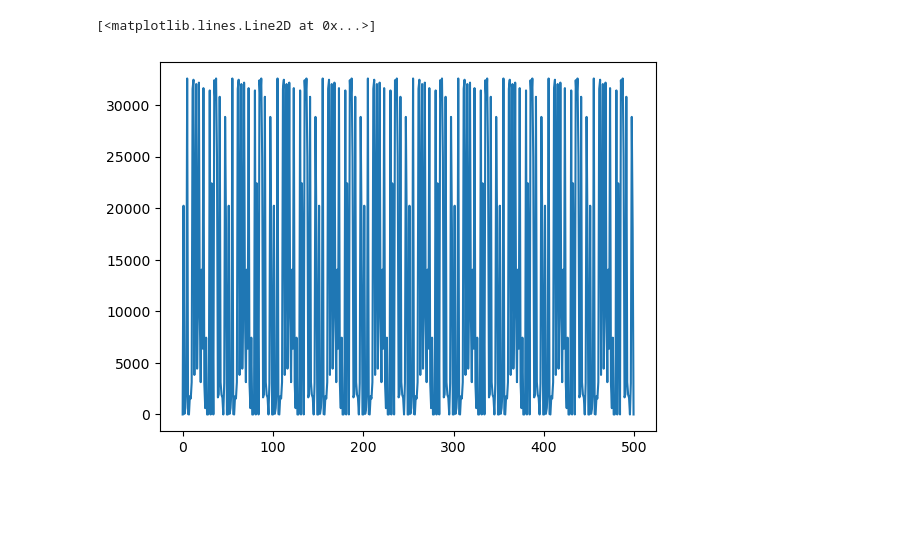
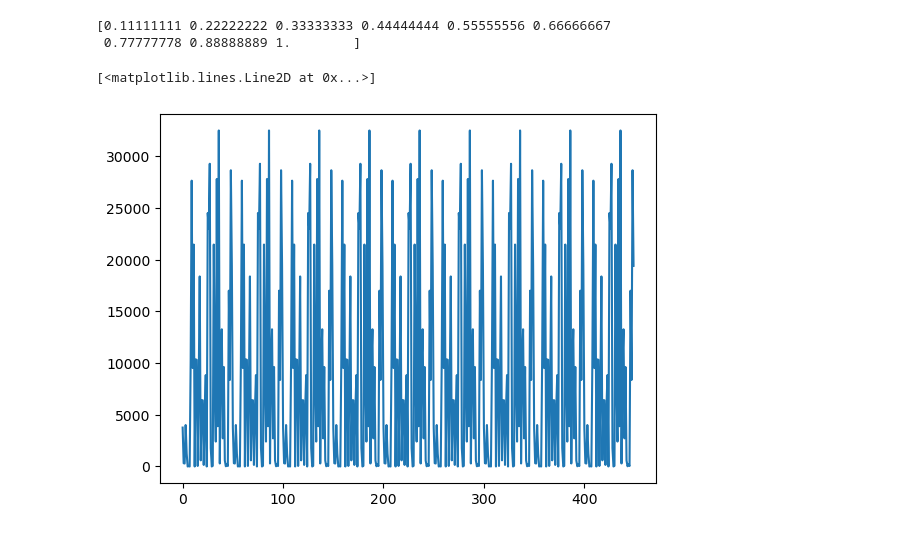
Before and after one commit to sbaldasty/dp-range-query, a Jupyter notebook: analysis.ipynb, the cells around one changed output. Cells and saved outputs as stored; diff of their text form; code cells hidden in the pictures; blank space fills up the shorter version.

```diff
--- a/analysis.ipynb
+++ b/analysis.ipynb
@@ -29,15 +29,18 @@ workloads = create_workload(0, 100, 50)
 # %%
 lst = rq.build_tree(0, 100)
 df = adult['Age']
 lst=rq.counts(lst,df)
 pl=[]
 epsilons=rq.epsilon_gen(10)
+epsilons = np.delete(epsilons, 0)
 for epsilon in epsilons:
     for workload in workloads:
         noisy_tree=rq.noisy_counts(lst,epsilon)
         pl.append(rq.query(noisy_tree, workload[0], workload[1]))
 
 plt.plot(pl)
 # %% [output]
-[<matplotlib.lines.Line2D at 0x...>]
+[0.11111111 0.22222222 0.33333333 0.44444444 0.55555556 0.66666667
+ 0.77777778 0.88888889 1.        ]
+[<matplotlib.lines.Line2D at 0x...>]
-[figure, old version]
+[figure, new version]
```
Also changed, not shown: 1 other file.
